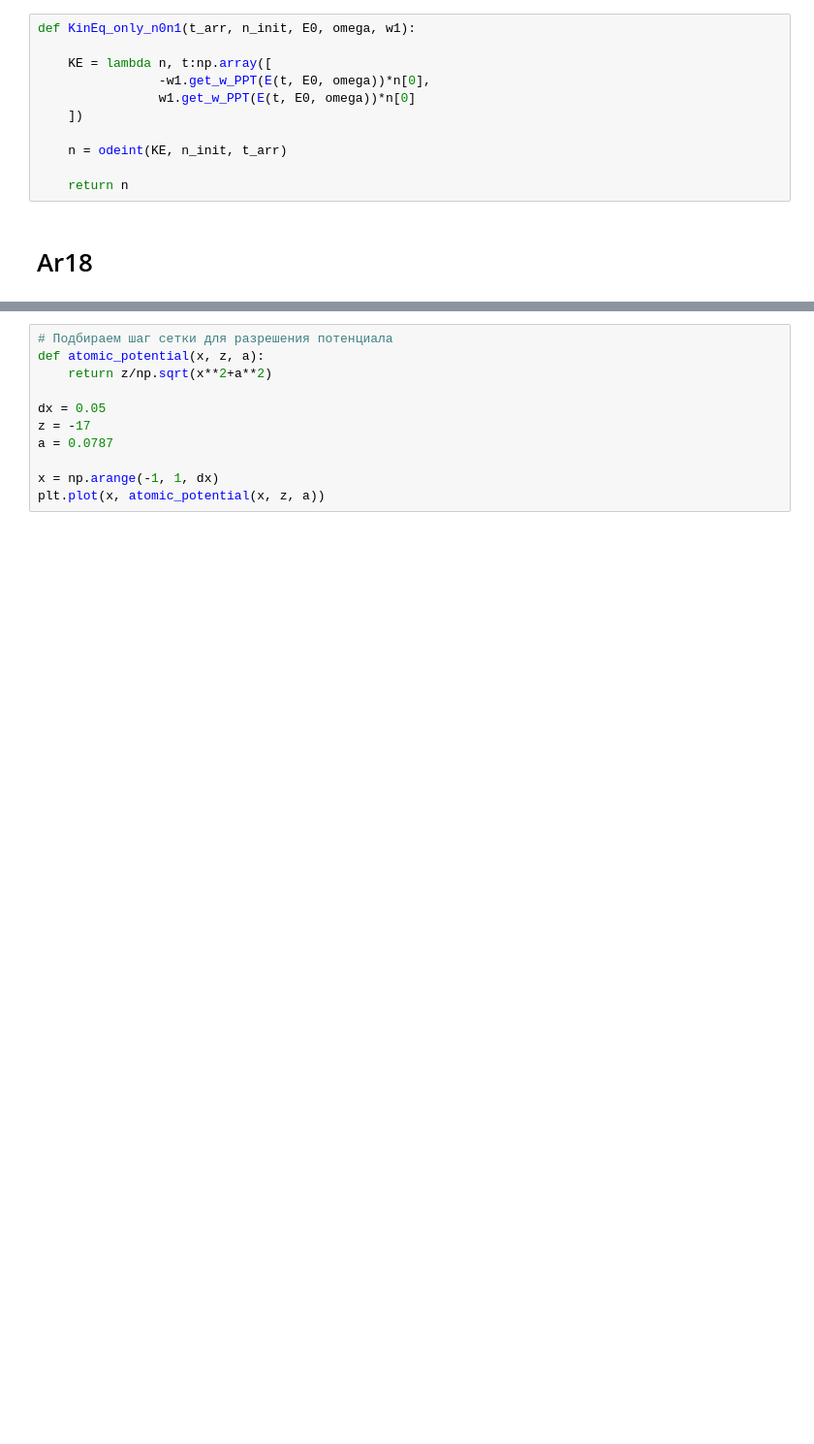
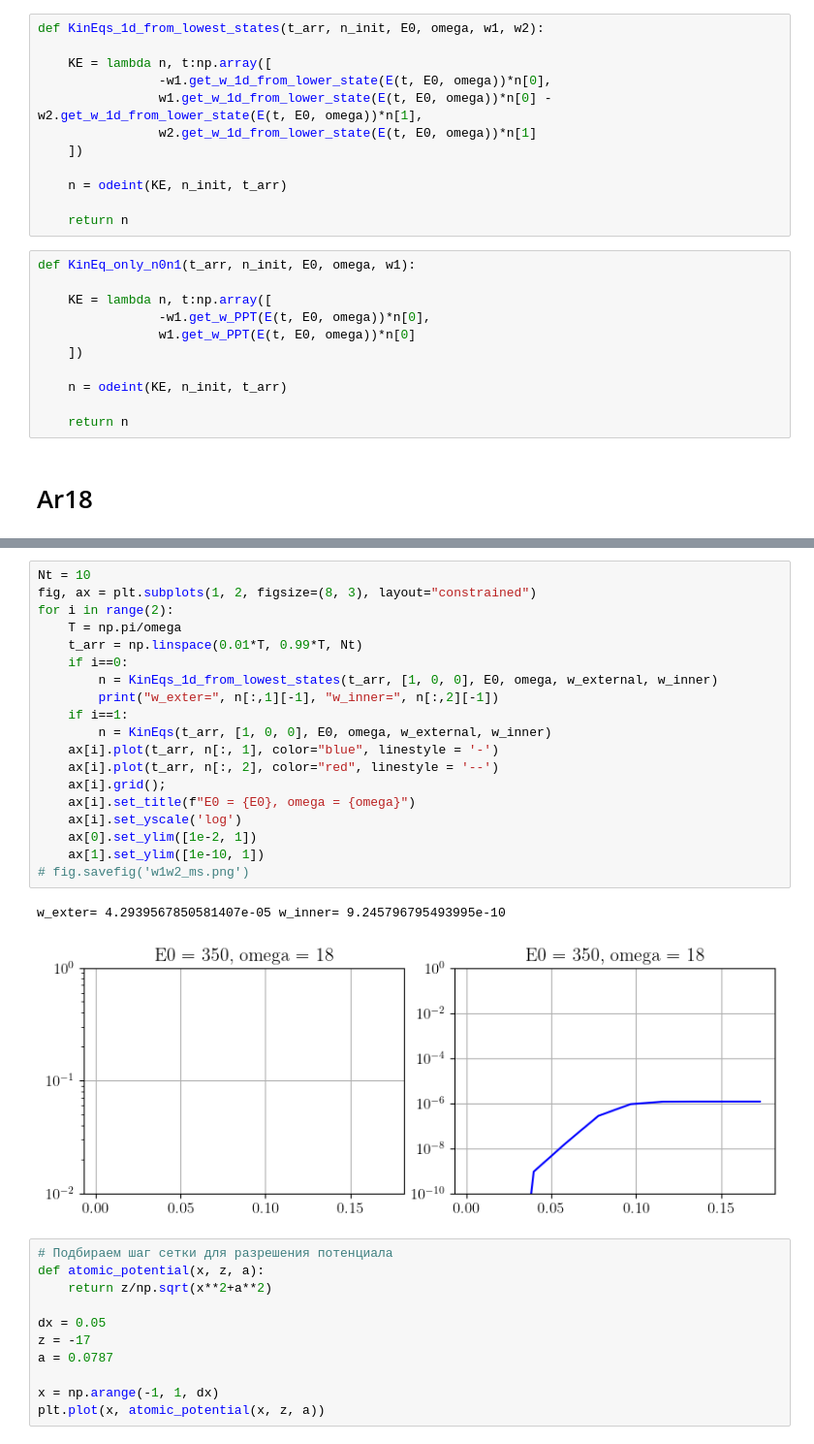
Before and after one commit to DenTyur/RSSFM, a Jupyter notebook: src/analitic/analitic.ipynb, the cells around one changed output, grey strips where cells are left out. Shown at 97% size. Saved outputs shown, nothing was run; the diff lists cells and outputs as text; blank space fills up the shorter version.

```diff
--- a/src/analitic/analitic.ipynb
+++ b/src/analitic/analitic.ipynb
@@ -43,6 +100,18 @@ def KinEqs(t_arr, n_init, E0, omega, w1, w2):
     n = odeint(KE, n_init, t_arr)
 
     return n
+# %%
+def KinEqs_1d_from_lowest_states(t_arr, n_init, E0, omega, w1, w2):
+
+    KE = lambda n, t:np.array([
+                -w1.get_w_1d_from_lower_state(E(t, E0, omega))*n[0],
+                w1.get_w_1d_from_lower_state(E(t, E0, omega))*n[0] - w2.get_w_1d_from_lower_state(E(t, E0, omega))*n[1],
+                w2.get_w_1d_from_lower_state(E(t, E0, omega))*n[1]
+    ])
+
+    n = odeint(KE, n_init, t_arr)
+
+    return n
 # %%
 def KinEq_only_n0n1(t_arr, n_init, E0, omega, w1):
 
@@ -78,6 +156,28 @@ Ecr_external:  5269.528803772045
 
 Ip_external: 151.40882628621236 au
 Ip_inner   : 162.65423911232426 au
+# %%
+Nt = 10
+fig, ax = plt.subplots(1, 2, figsize=(8, 3), layout="constrained")
+for i in range(2):
+    T = np.pi/omega
+    t_arr = np.linspace(0.01*T, 0.99*T, Nt)
+    if i==0:
+        n = KinEqs_1d_from_lowest_states(t_arr, [1, 0, 0], E0, omega, w_external, w_inner)
+        print("w_exter=", n[:,1][-1], "w_inner=", n[:,2][-1])
+    if i==1:
+        n = KinEqs(t_arr, [1, 0, 0], E0, omega, w_external, w_inner)
+    ax[i].plot(t_arr, n[:, 1], color="blue", linestyle = '-')
+    ax[i].plot(t_arr, n[:, 2], color="red", linestyle = '--')
+    ax[i].grid();
+    ax[i].set_title(f"E0 = {E0}, omega = {omega}")
+    ax[i].set_yscale('log')
+    ax[0].set_ylim([1e-2, 1])
+    ax[1].set_ylim([1e-10, 1])
+# fig.savefig('w1w2_ms.png')
+# %% [output]
+w_exter= 4.2939567850581407e-05 w_inner= 9.245796795493995e-10
+[figure, added]
 # %%
 # Подбираем шаг сетки для разрешения потенциала
 def atomic_potential(x, z, a):
```
Also changed, not shown: parts of 6 cells of this notebook, 6 other files.
